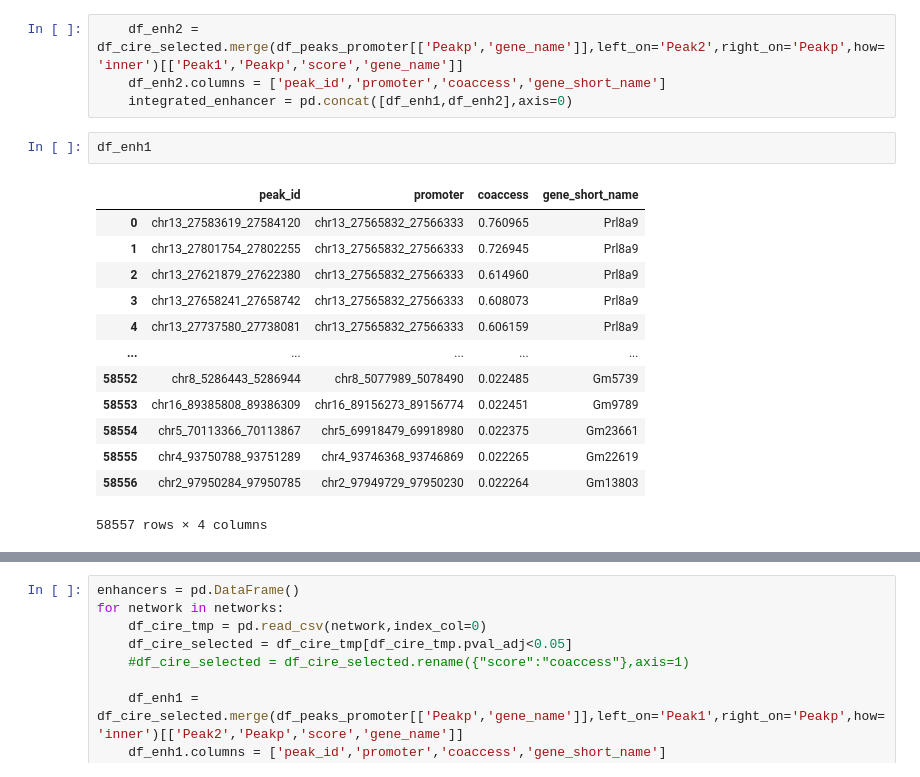
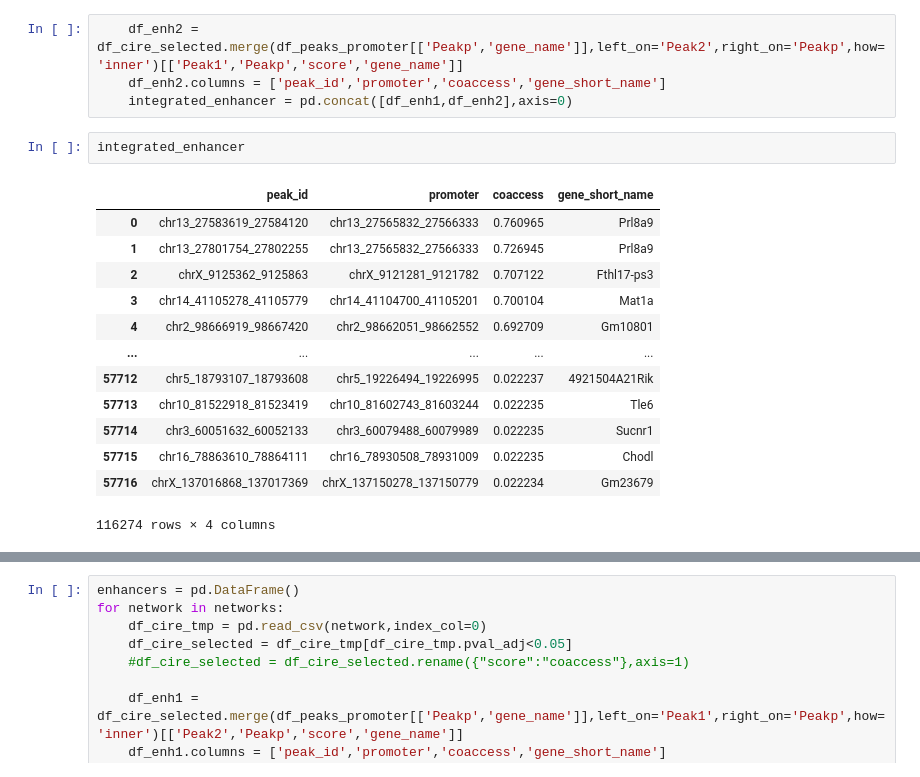
Before and after one commit to juychen/scmmd, a Jupyter notebook: 15cicre_mapping.ipynb, the cells around one changed output, grey strips where cells are left out. Cells and saved outputs as stored; diff of their text form.

```diff
--- a/15cicre_mapping.ipynb
+++ b/15cicre_mapping.ipynb
@@ -53,21 +70,21 @@ df_enh1 = df_cire_selected.merge(df_peaks_promoter[['Peakp','gene_name']],left_o
     df_enh2.columns = ['peak_id','promoter','coaccess','gene_short_name']
     integrated_enhancer = pd.concat([df_enh1,df_enh2],axis=0)
 # %%
-df_enh1
+integrated_enhancer
 # %% [output]
 |  | peak_id | promoter | coaccess | gene_short_name |
 | 0 | chr13_27583619_27584120 | chr13_27565832_27566333 | 0.760965 | Prl8a9 |
 | 1 | chr13_27801754_27802255 | chr13_27565832_27566333 | 0.726945 | Prl8a9 |
-| 2 | chr13_27621879_27622380 | chr13_27565832_27566333 | 0.614960 | Prl8a9 |
-| 3 | chr13_27658241_27658742 | chr13_27565832_27566333 | 0.608073 | Prl8a9 |
-| 4 | chr13_27737580_27738081 | chr13_27565832_27566333 | 0.606159 | Prl8a9 |
+| 2 | chrX_9125362_9125863 | chrX_9121281_9121782 | 0.707122 | Fthl17-ps3 |
+| 3 | chr14_41105278_41105779 | chr14_41104700_41105201 | 0.700104 | Mat1a |
+| 4 | chr2_98666919_98667420 | chr2_98662051_98662552 | 0.692709 | Gm10801 |
 | ... | ... | ... | ... | ... |
-| 58552 | chr8_5286443_5286944 | chr8_5077989_5078490 | 0.022485 | Gm5739 |
-| 58553 | chr16_89385808_89386309 | chr16_89156273_89156774 | 0.022451 | Gm9789 |
-| 58554 | chr5_70113366_70113867 | chr5_69918479_69918980 | 0.022375 | Gm23661 |
-| 58555 | chr4_93750788_93751289 | chr4_93746368_93746869 | 0.022265 | Gm22619 |
-| 58556 | chr2_97950284_97950785 | chr2_97949729_97950230 | 0.022264 | Gm13803 |
+| 57712 | chr5_18793107_18793608 | chr5_19226494_19226995 | 0.022237 | 4921504A21Rik |
+| 57713 | chr10_81522918_81523419 | chr10_81602743_81603244 | 0.022235 | Tle6 |
+| 57714 | chr3_60051632_60052133 | chr3_60079488_60079989 | 0.022235 | Sucnr1 |
+| 57715 | chr16_78863610_78864111 | chr16_78930508_78931009 | 0.022235 | Chodl |
+| 57716 | chrX_137016868_137017369 | chrX_137150278_137150779 | 0.022234 | Gm23679 |
-58557 rows × 4 columns
+116274 rows × 4 columns
 # %%
 integrated_enhancer
 # %% [output]
```
Also changed, not shown: parts of 12 cells of this notebook, 4 other files.
